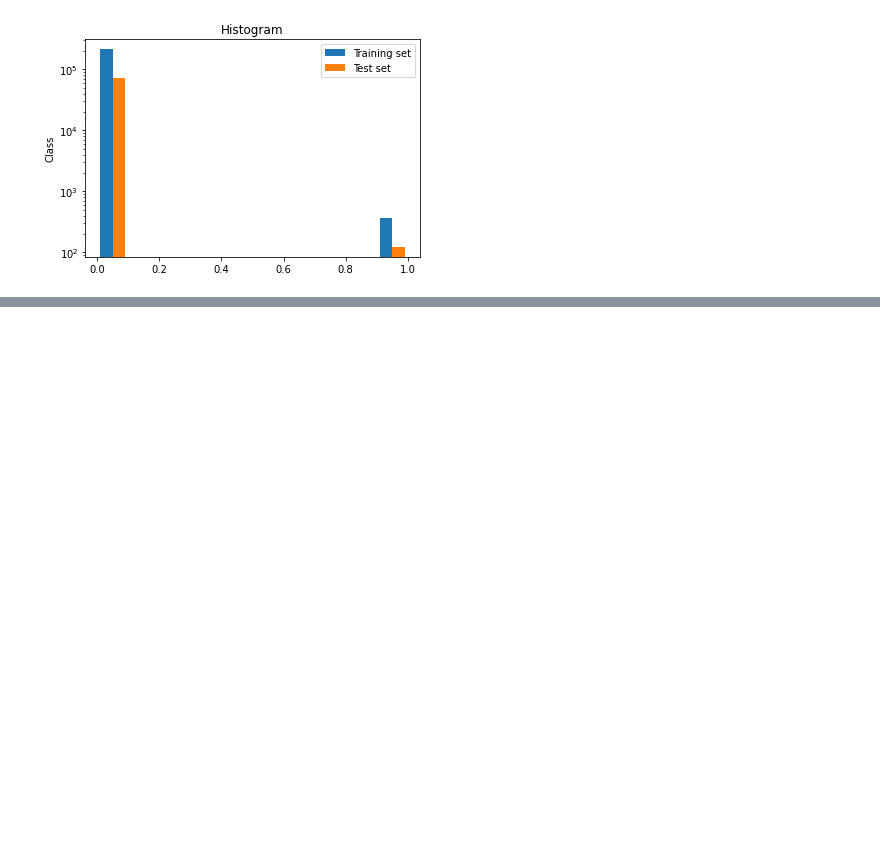
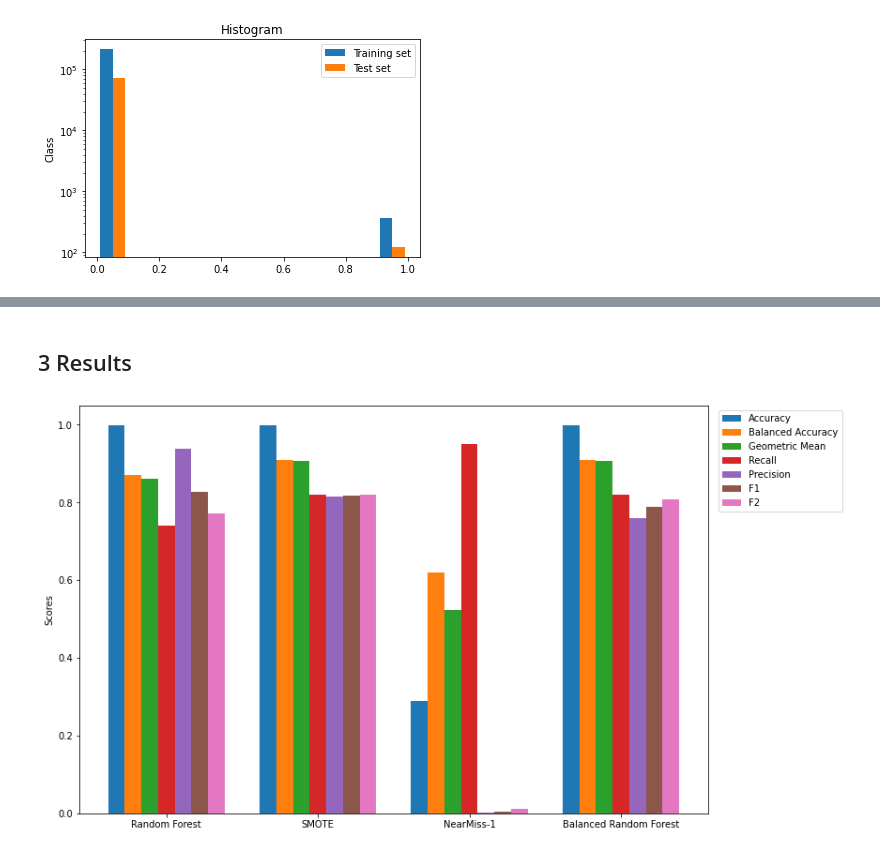
Before and after one commit to gchristodo/Advanced_ML, a Jupyter notebook: class_imbalance.ipynb, the cells around one changed output, grey strips where cells are left out. Drawn from its saved outputs; the diff is of its cells as text; code cells hidden in the pictures; blank space fills up the shorter version.

```diff
--- a/imbalanced.ipynb
+++ b/class_imbalance.ipynb
@@ -233,13 +275,0 @@ t = 1.5 sec
-# %%
-from imblearn.ensemble import BalancedRandomForestClassifier
-from time import time
-
-t0 = time()
-
-clf = BalancedRandomForestClassifier(n_jobs=-1)
-clf.fit(x_train, y_train)
-y_pred = clf.predict(x_test)
-
-scores = calc_scores(y_test, y_pred)
-pretty_print_scores(scores)
-print('t = {:.1f} sec'.format(time() - t0))
@@ -254,0 +302,2 @@ t = 4.2 sec
+# %% [markdown]
+## 3 Results
@@ -254,0 +311,22 @@ t = 4.2 sec
+# %%
+labels = [x[0][1] for x in all_results]
+x = np.arange(len(labels))
+width = 0.11
+
+fig, ax = plt.subplots()
+scores_len = len(all_results[0][1:])
+for i in range(scores_len):
+    score_label = all_results[0][i+1][0]
+    scores = [x[i+1][1] for x in all_results]
+    rects = ax.bar(x+(i-scores_len//2)*width, scores, width, label=score_label)
+
+ax.set_ylabel('Scores')
+ax.set_xticks(x)
+ax.set_xticklabels(labels)
+ax.legend(bbox_to_anchor=(1.01, 1), loc='upper left')
+
+fig.set_size_inches(12, 8)
+
+plt.show()
+# %% [output]
+[figure, added]
```
Also changed, not shown: parts of 18 cells of this notebook, 1 other file.
